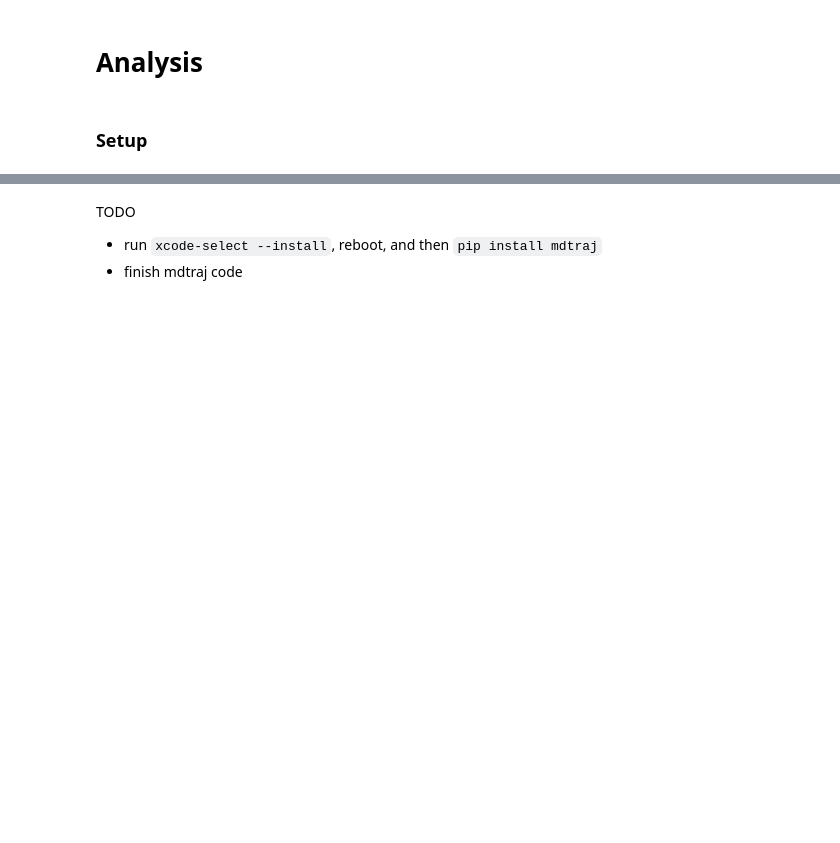
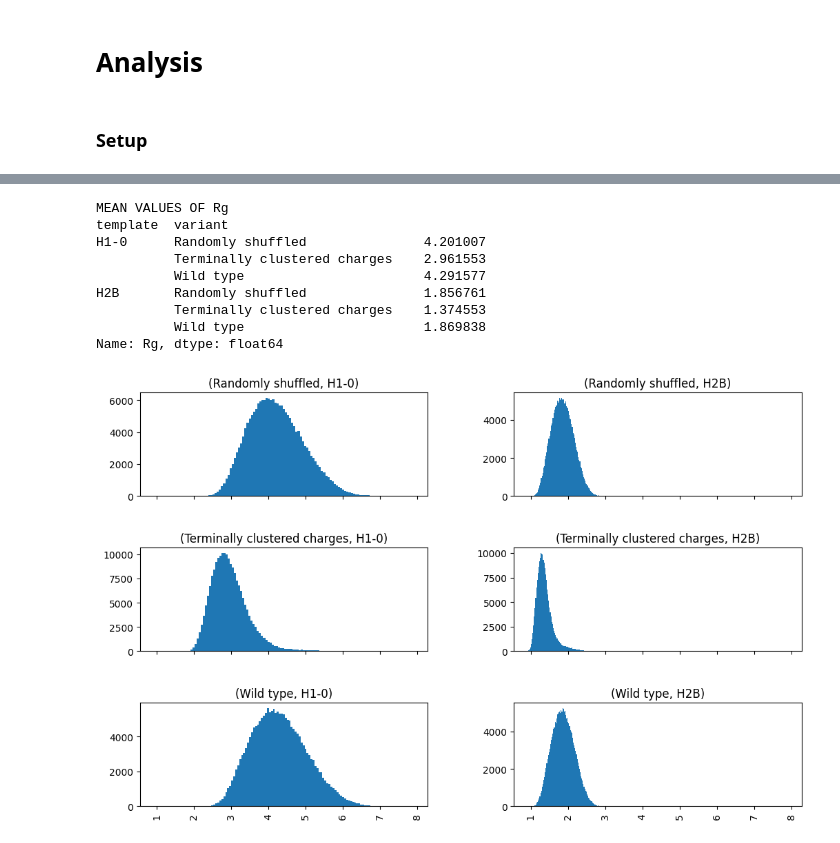
Before and after one commit to frederikespersen/OrthoIDP, a Jupyter notebook: Analysis.ipynb, the cells around one changed output, grey strips where cells are left out. Saved outputs shown, nothing was run; the diff lists cells and outputs as text; code cells hidden in the pictures; blank space fills up the shorter version.

```diff
--- a/Analysis.ipynb
+++ b/Analysis.ipynb
@@ -91,0 +21,11 @@ sims
+# %%
+# Loading metadata
+metadata_path = 'exp/initial/initial.json'
+with open(metadata_path, 'r') as file:
+    metadata = json.load(file)
+
+# Calculating parameters
+params = pd.concat([analyse_data.cider_parameters(cols['sequence'], name) for name, cols in metadata['data'].items()])
+
+# Presenting documentation and results
+params.sort_values(by='kappa')
@@ -91,0 +42,9 @@ sims
+# %%
+metadata_path = 'exp/initial/initial.json'
+results_dir = 'exp/initial/results'
+# %%
+# Loading data metadata for simulation analysis
+with open(metadata_path, 'r') as file:
+    data = json.load(file)['data']
+data = pd.DataFrame(data).transpose()
+data
@@ -92,12 +59,33 @@ sims
 # %%
-# Loading trajectory
-sims['trajectory'] = sims.apply(lambda row: md.load(*['/'.join([exp_dir, row.name, filename]) for filename  in ['traj.dcd', 'top.pdb']]), axis=1)
+# Loading trajectories
+trajectories = data.apply(lambda row: md.load_dcd(*['/'.join([results_dir, row.name, filename]) for filename  in ['traj.dcd', 'top.pdb']]), axis=1)
+
+# Calculating simulation specs
+data['time'] = [traj.time[-1]*1e-6 for traj in trajectories]
 
 # Calculating Rg
-sims['R_g'] = sims.apply(lambda row: md.compute_rg(row['trajectory']), axis=1)
+data['Rg'] = [md.compute_rg(traj) for traj in trajectories]
 
-sims['R_g'].sort_index()
+data
-# %% [markdown]
-TODO
-- run ``xcode-select --install``, reboot, and then ``pip install mdtraj``
-- finish mdtraj code
+# %%
+# Plotting Rg distributions
+data = data.explode('Rg')
+data['Rg'] = data['Rg'].astype(float)
+
+# Plotting distributions
+data.hist(column='Rg', by=['variant', 'template'], layout=(3,2), sharex=True, figsize=(12,8), bins=100)
+
+# Calculating means
+print("MEAN VALUES OF Rg")
+print(data.groupby(by=['template', 'variant'])['Rg'].mean())
+# %% [output]
+MEAN VALUES OF Rg
+template  variant
+H1-0      Randomly shuffled               4.201007
+          Terminally clustered charges    2.961553
+          Wild type                       4.291577
+H2B       Randomly shuffled               1.856761
+          Terminally clustered charges    1.374553
+          Wild type                       1.869838
+Name: Rg, dtype: float64
+[figure, added]
```
Also changed, not shown: parts of 12 cells of this notebook, 12 other files.
